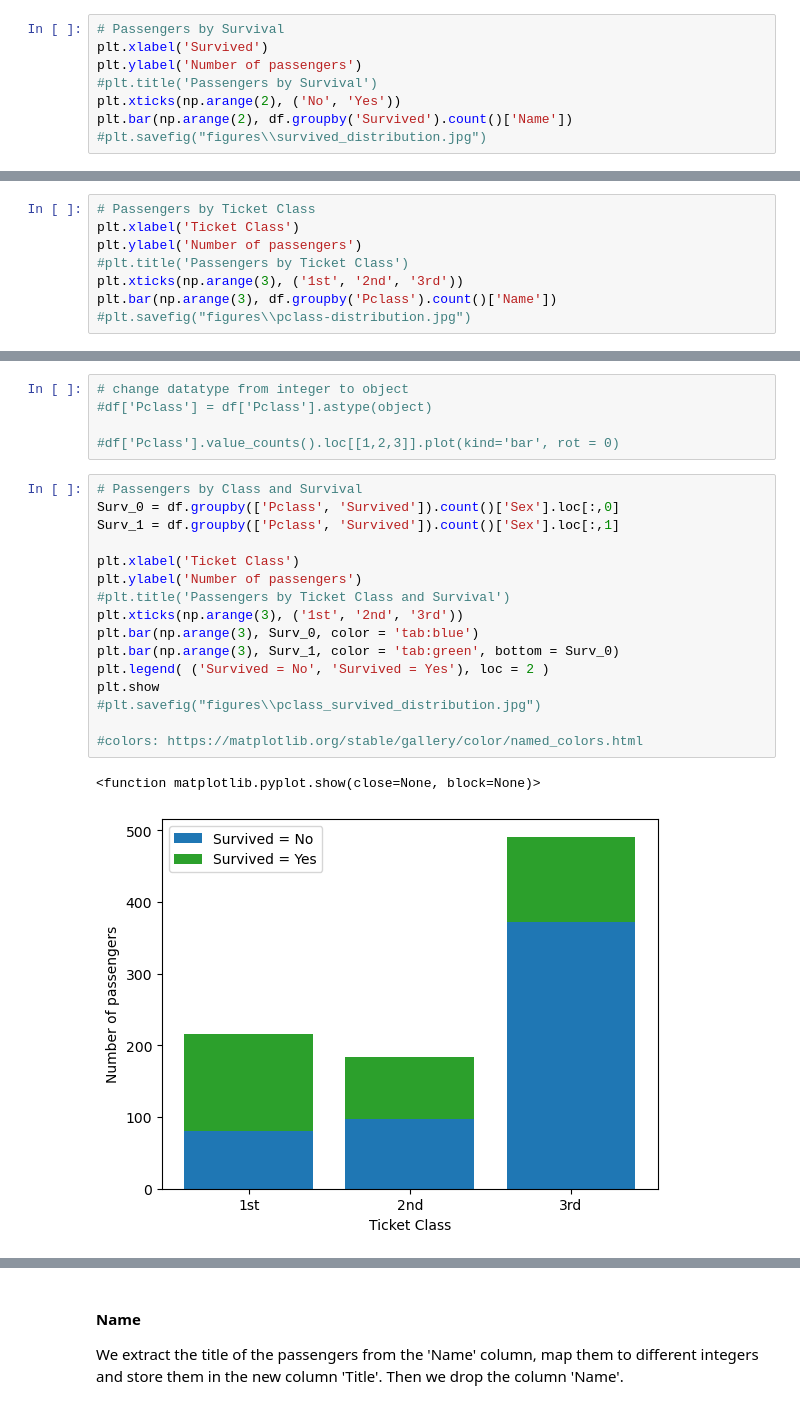
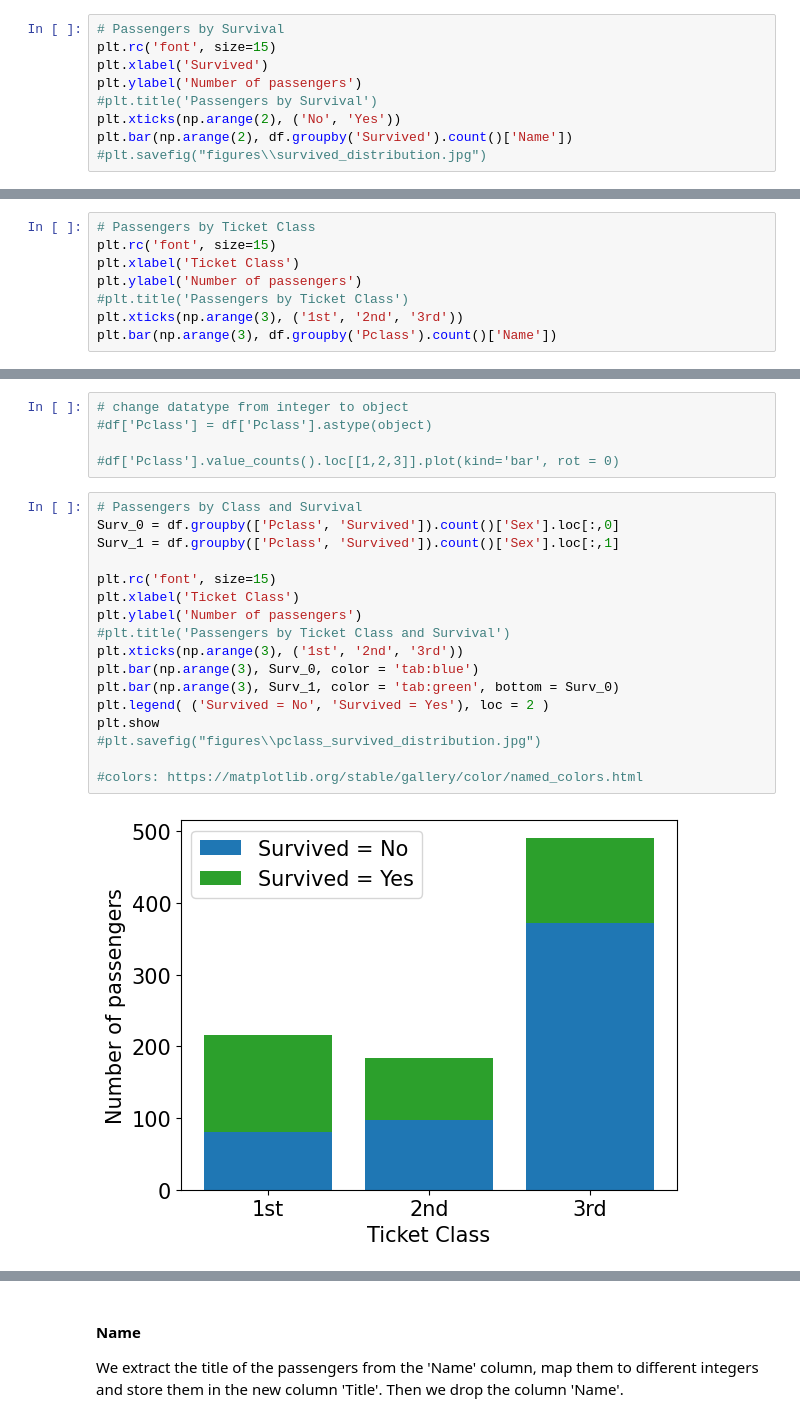
Before and after one commit to mariusjb/dm1-titanic, a Jupyter notebook: preprocessing.ipynb, the cells around one changed output, grey strips where cells are left out. Drawn from its saved outputs; the diff is of its cells as text.

```diff
--- a/preprocessing.ipynb
+++ b/preprocessing.ipynb
@@ -88,6 +88,7 @@ df['Survived'].mean()
 0.3838383838383838
 # %%
 # Passengers by Survival
+plt.rc('font', size=15)
 plt.xlabel('Survived')
 plt.ylabel('Number of passengers')
 #plt.title('Passengers by Survival')
@@ -117,11 +117,11 @@ Pclass
 dtype: int64
 # %%
 # Passengers by Ticket Class
+plt.rc('font', size=15)
 plt.xlabel('Ticket Class')
 plt.ylabel('Number of passengers')
 #plt.title('Passengers by Ticket Class')
 plt.xticks(np.arange(3), ('1st', '2nd', '3rd'))
 plt.bar(np.arange(3), df.groupby('Pclass').count()['Name'])
-#plt.savefig("figures\\pclass-distribution.jpg")
 # %% [output]
 <BarContainer object of 3 artists>
@@ -134,22 +134,22 @@ plt.bar(np.arange(3), df.groupby('Pclass').count()['Name'])
 # %%
 # Passengers by Class and Survival
 Surv_0 = df.groupby(['Pclass', 'Survived']).count()['Sex'].loc[:,0]
 Surv_1 = df.groupby(['Pclass', 'Survived']).count()['Sex'].loc[:,1]
 
+plt.rc('font', size=15)
 plt.xlabel('Ticket Class')
 plt.ylabel('Number of passengers')
 #plt.title('Passengers by Ticket Class and Survival')
 plt.xticks(np.arange(3), ('1st', '2nd', '3rd'))
 plt.bar(np.arange(3), Surv_0, color = 'tab:blue')
 plt.bar(np.arange(3), Surv_1, color = 'tab:green', bottom = Surv_0)
 plt.legend( ('Survived = No', 'Survived = Yes'), loc = 2 )
 plt.show
 #plt.savefig("figures\\pclass_survived_distribution.jpg")
 
 #colors: https://matplotlib.org/stable/gallery/color/named_colors.html
 # %% [output]
-<function matplotlib.pyplot.show(close=None, block=None)>
-[figure, old version]
+[figure, new version]
 # %%
 # Survival Rates by Ticket Class
 survival_rate = Surv_1 / (Surv_0 + Surv_1)
```
Also changed, not shown: parts of 23 cells of this notebook, 12 other files.
